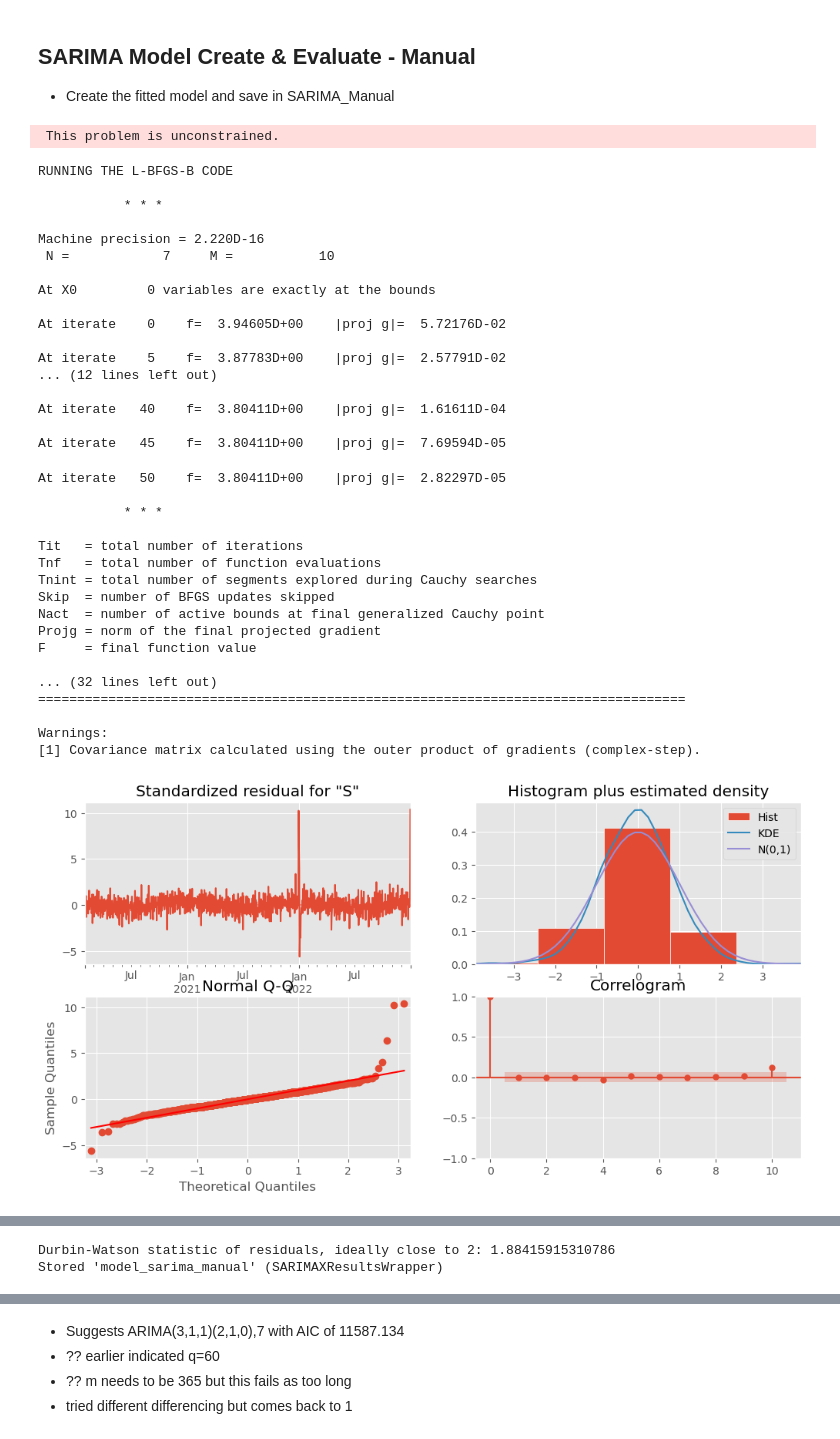
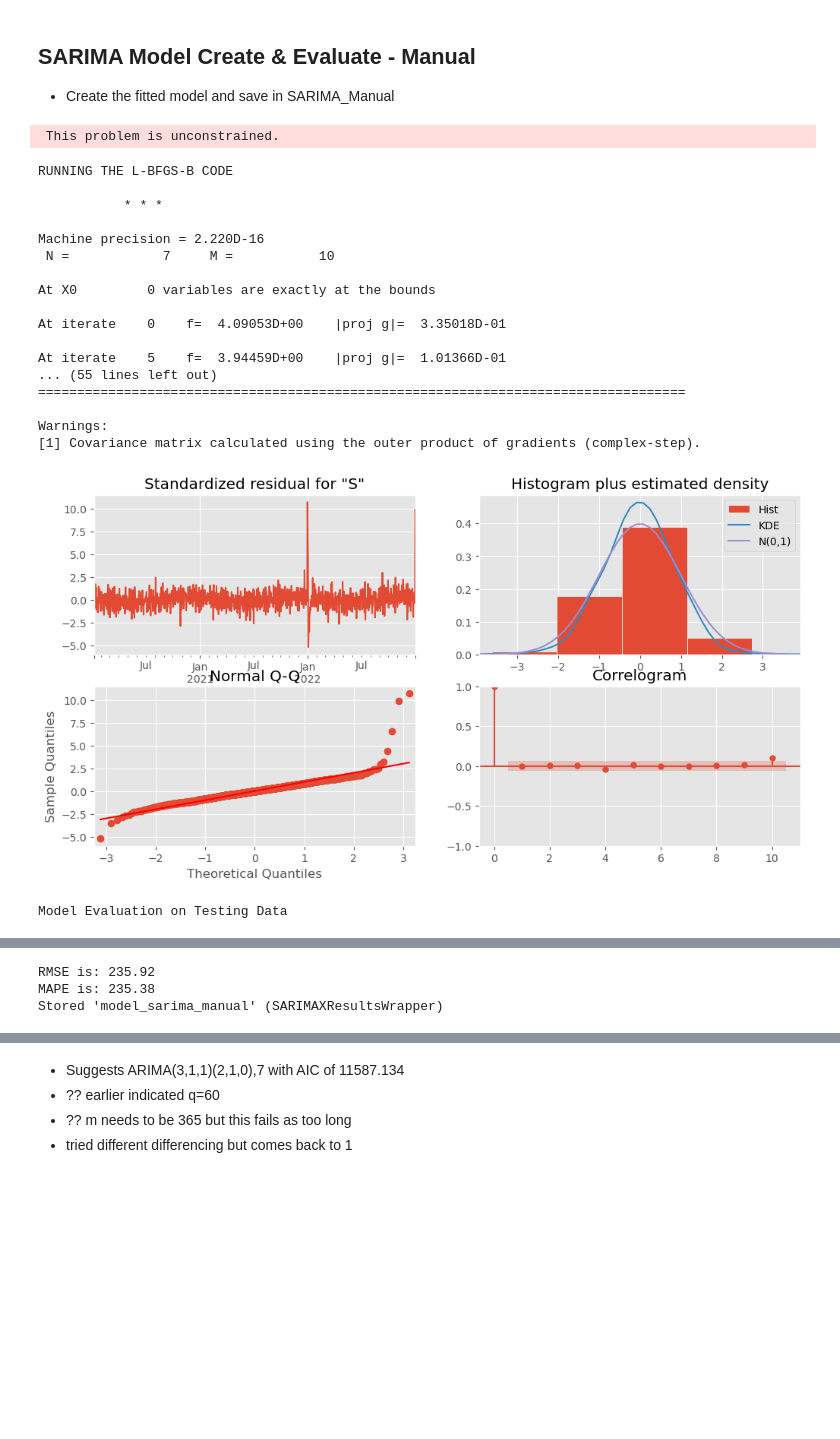
Before and after one commit to StuartG24/Travel_Co_Analysis, a Jupyter notebook: Notebooks_Data_Analysis/SARIMA_Model_Create.ipynb, the cells around one changed output, grey strips where cells are left out. Drawn from its saved outputs; the diff is of its cells as text; code cells hidden in the pictures; blank space fills up the shorter version.

```diff
--- a/Notebooks_Data_Analysis/SARIMA_Model_Create.ipynb
+++ b/Notebooks_Data_Analysis/SARIMA_Model_Create.ipynb
@@ -24,12 +25,15 @@ from pandas.plotting import lag_plot
 def model_residuals_analysis(model):
 
     print(f'Residuals Analysis for Model:')
-    print(model_sarima_manual.summary())
+    print(model.summary())
 
     model.plot_diagnostics(figsize=(12,6))
     plt.show()
 
-    residuals = model.resid
+    #residuals = model.resid()
+    # Durbin Watson Statistic
+    #dw_stat = durbin_watson(residuals)
+    #print(f'Durbin-Watson statistic of residuals, ideally close to 2: {dw_stat}')
 
     '''
     # Residuals Plot
@@ -66,7 +70,3 @@ def model_residuals_analysis(model):
     ax1.set_ylabel('Sample Quantiles', fontsize=12)
     plt.show()
     '''
-
-    # Durbin Watson Statistic
-    dw_stat = durbin_watson(residuals)
-    print(f'Durbin-Watson statistic of residuals, ideally close to 2: {dw_stat}')
@@ -108,61 +116,52 @@ Durbin-Watson statistic of residuals, ideally close to 2: 1.928084958655379
 # %%
-# Define the SARIMA Model - Manually
+# Create the SARIMA Model - Manually
+#
+
+# Get the separately created training & testing datasets for SARIMA model creation
+%store -r training_data
+%store -r testing_data
 
 # Earlier suggests: p=3, d=1, q=60
 # order(p, d, q)
 p = 3
 d = 1
 q = 1
 # seasonal order (P, D, Q) + m
 P = 1
 D = 1
 Q = 1
-m = 30
+m = 7
 
 #model_sarima = sm.tsa.SARIMAX(training_data, order=(p,d,q), seasonal_order=(P,D,Q,m))
 model_sarima_initial = SARIMAX(training_data, order=(p,d,q), seasonal_order=(P,D,Q,m))
 model_sarima_manual = model_sarima_initial.fit()
 
 # Show the summary of results & Residuals
 model_residuals_analysis(model_sarima_manual)
-#print(model_sarima_manual.summary())
+
+# Evaluate the model on the testing data
+model_evaluation(model_sarima_manual, testing_data)
 
 # Store the model
 %store model_sarima_manual
 # %% [output]
  This problem is unconstrained.
 RUNNING THE L-BFGS-B CODE
 
            * * *
 
 Machine precision = 2.220D-16
  N =            7     M =           10
 
 At X0         0 variables are exactly at the bounds
 
-At iterate    0    f=  3.94605D+00    |proj g|=  5.72176D-02
+At iterate    0    f=  4.09053D+00    |proj g|=  3.35018D-01
 
-At iterate    5    f=  3.87783D+00    |proj g|=  2.57791D-02
-... (12 lines left out)
+At iterate    5    f=  3.94459D+00    |proj g|=  1.01366D-01
+... (55 lines left out)
+===================================================================================
 
-At iterate   40    f=  3.80411D+00    |proj g|=  1.61611D-04
-
-At iterate   45    f=  3.80411D+00    |proj g|=  7.69594D-05
+Warnings:
+[1] Covariance matrix calculated using the outer product of gradients (complex-step).
+[figure, new version]
-At iterate   50    f=  3.80411D+00    |proj g|=  2.82297D-05
-
-           * * *
-
-Tit   = total number of iterations
-Tnf   = total number of function evaluations
-Tnint = total number of segments explored during Cauchy searches
-Skip  = number of BFGS updates skipped
-Nact  = number of active bounds at final generalized Cauchy point
-Projg = norm of the final projected gradient
-F     = final function value
-
-... (32 lines left out)
-===================================================================================
-
-Warnings:
-[1] Covariance matrix calculated using the outer product of gradients (complex-step).
+Model Evaluation on Testing Data
-[figure, old version]
@@ -169,2 +169,3 @@ Warnings:
-Durbin-Watson statistic of residuals, ideally close to 2: 1.88415915310786
+RMSE is: 235.92
+MAPE is: 235.38
 Stored 'model_sarima_manual' (SARIMAXResultsWrapper)
```
Also changed, not shown: parts of 11 cells of this notebook, 2 other files.
